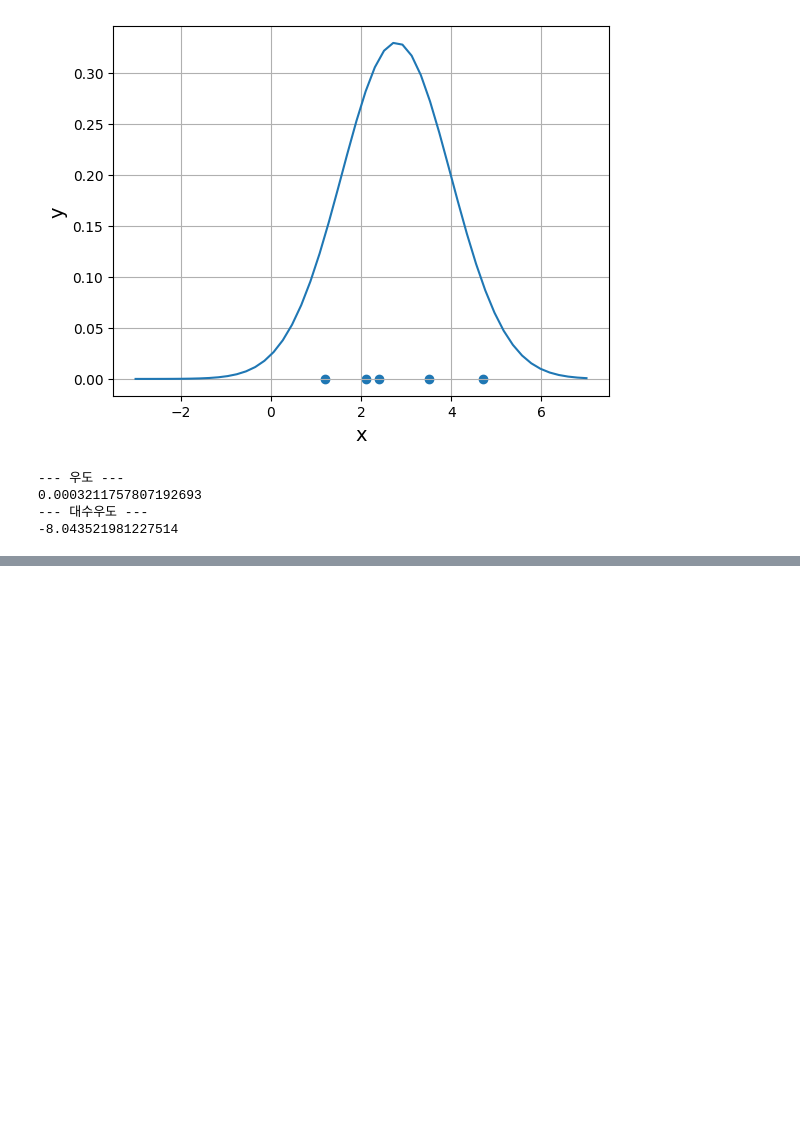
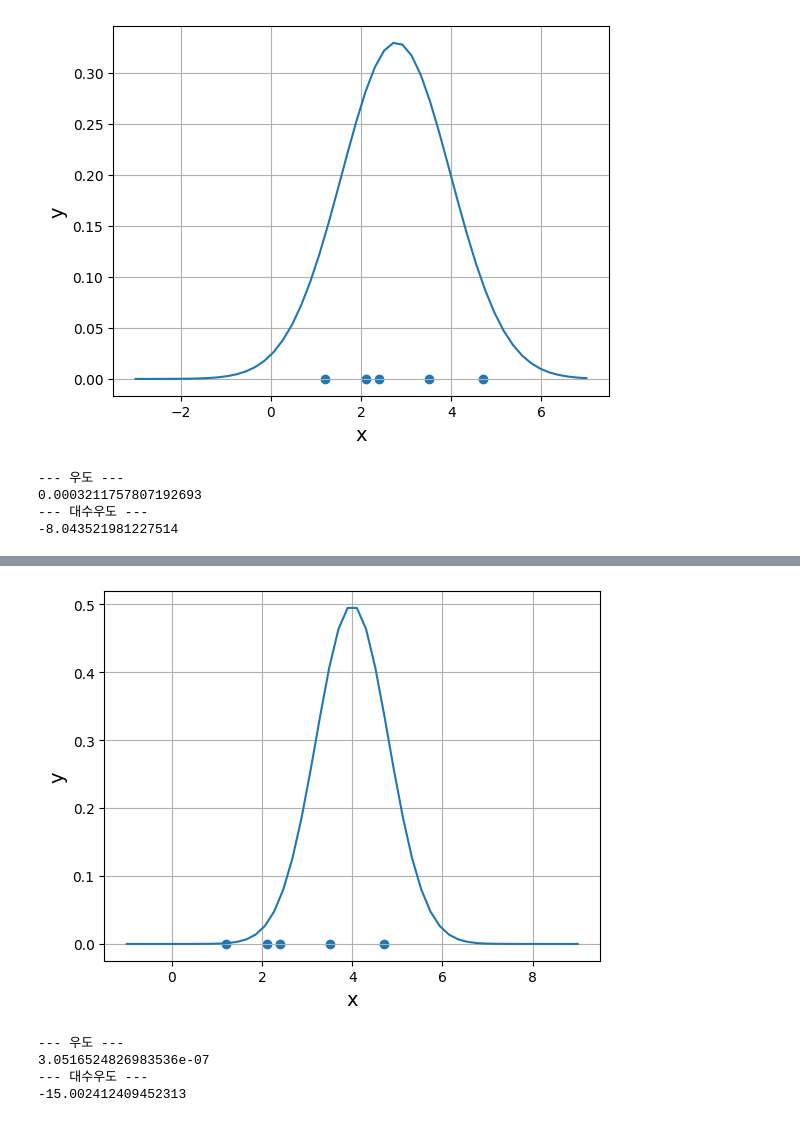
Before and after one commit to MinuSpurs/ML_study, a Jupyter notebook: Basic_AI_Math/6. Probability, statistics.ipynb, the cells around one changed output, grey strips where cells are left out. Saved outputs shown, nothing was run; the diff lists cells and outputs as text; code cells hidden in the pictures; blank space fills up the shorter version.

```diff
--- a/Basic_AI_Math/6. Probability, statistics.ipynb
+++ b/Basic_AI_Math/6. Probability, statistics.ipynb
@@ -357,0 +386,32 @@ print(np.sum(np.log(pdf(x_data, mu, sigma))))
+# %%
+x_data = np.array([2.4, 1.2, 3.5, 2.1, 4.7])
+y_data = np.zeros(5)
+
+mu = 4.0
+sigma = 0.8
+
+def pdf(x, mu, sigma):
+    return 1/(sigma*np.sqrt(2*np.pi))*np.exp(-(x-mu)**2 / (2*sigma**2)) # 확률밀도함수
+
+x_pdf = np.linspace(-1, 9)
+y_pdf = pdf(x_pdf, mu, sigma)
+
+plt.scatter(x_data, y_data)
+plt.plot(x_pdf, y_pdf)
+
+plt.xlabel('x', size=14)
+plt.ylabel('y', size=14)
+plt.grid()
+plt.show()
+
+print('--- 우도 ---')
+print(np.prod(pdf(x_data, mu, sigma)))
+
+print('--- 대수우도 ---')
+print(np.sum(np.log(pdf(x_data, mu, sigma))))
+# %% [output]
+[figure, added]
+--- 우도 ---
+3.0516524826983536e-07
+--- 대수우도 ---
+-15.002412409452313
```
Also changed, not shown: parts of 2 cells of this notebook.
